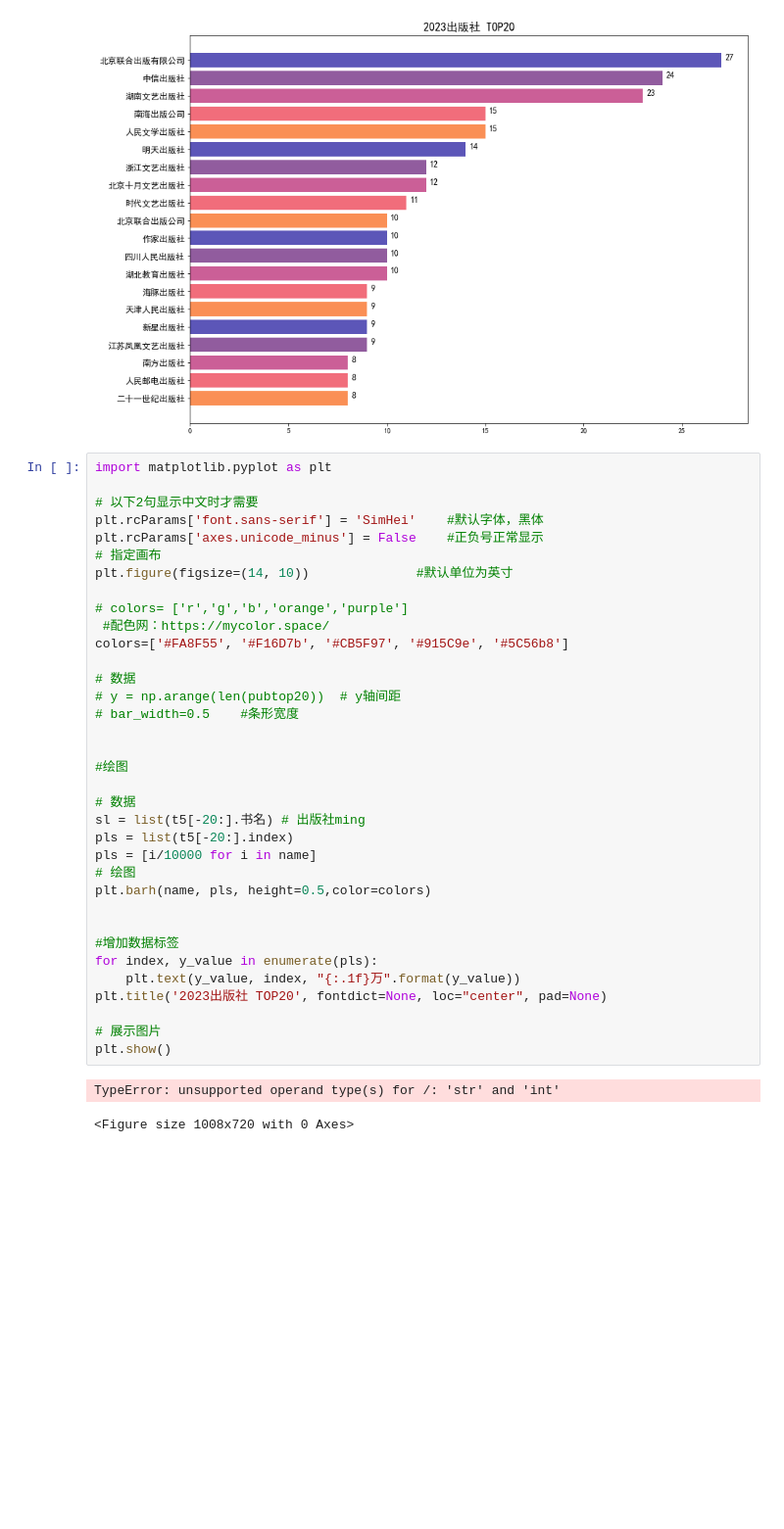
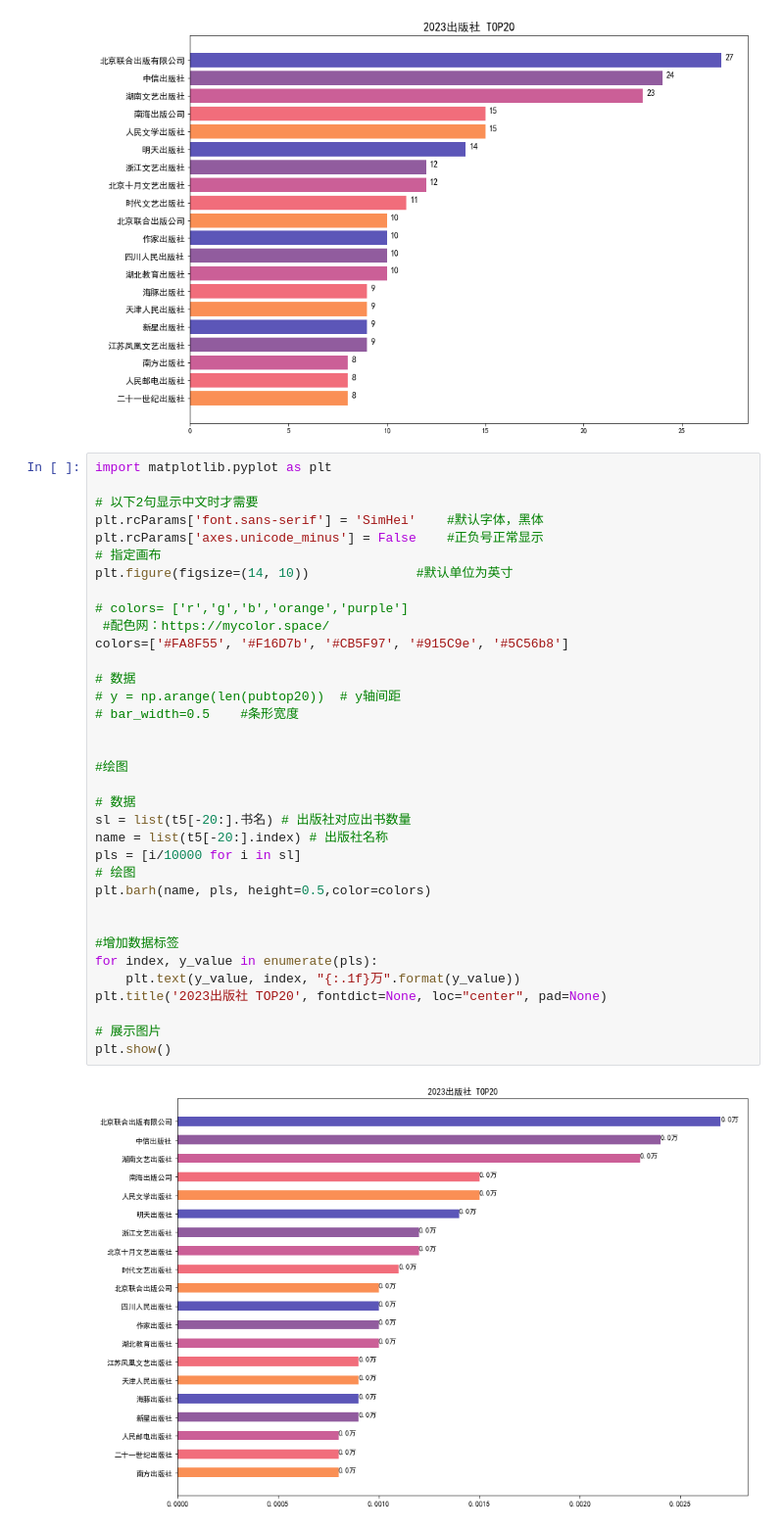
Before and after one commit to lmyljjljh/shujufenxi, a Jupyter notebook: 商务数据分析/2023.04.19-动态网页（2）-selenium Wait-爬取当当数据并分析-共享.ipynb, the cells around one changed output. Shown: that part at 98% size. Drawn from its saved outputs; the diff is of its cells as text; blank space fills up the shorter version.

```diff
--- a/商务数据分析/2023.04.19-动态网页（2）-selenium Wait-爬取当当数据并分析-共享.ipynb
+++ b/商务数据分析/2023.04.19-动态网页（2）-selenium Wait-爬取当当数据并分析-共享.ipynb
@@ -675,35 +661,34 @@ import matplotlib.pyplot as plt
 # 以下2句显示中文时才需要
 plt.rcParams['font.sans-serif'] = 'SimHei'    #默认字体，黑体
 plt.rcParams['axes.unicode_minus'] = False    #正负号正常显示
 # 指定画布
 plt.figure(figsize=(14, 10))              #默认单位为英寸
 
 # colors= ['r','g','b','orange','purple']
  #配色网：https://mycolor.space/
 colors=['#FA8F55', '#F16D7b', '#CB5F97', '#915C9e', '#5C56b8']
 
 # 数据
 # y = np.arange(len(pubtop20))  # y轴间距
 # bar_width=0.5    #条形宽度
 
 
 #绘图
 
 # 数据
-sl = list(t5[-20:].书名) # 出版社ming
-pls = list(t5[-20:].index)
-pls = [i/10000 for i in name]
+sl = list(t5[-20:].书名) # 出版社对应出书数量
+name = list(t5[-20:].index) # 出版社名称
+pls = [i/10000 for i in sl]
 # 绘图
 plt.barh(name, pls, height=0.5,color=colors)
 
 
 #增加数据标签
 for index, y_value in enumerate(pls):
     plt.text(y_value, index, "{:.1f}万".format(y_value))
 plt.title('2023出版社 TOP20', fontdict=None, loc="center", pad=None)
 
 # 展示图片
 plt.show()
 # %% [output]
-TypeError: unsupported operand type(s) for /: 'str' and 'int'
-<Figure size 1008x720 with 0 Axes>
+[figure, added]
```
Also changed, not shown: parts of 2 cells of this notebook.
